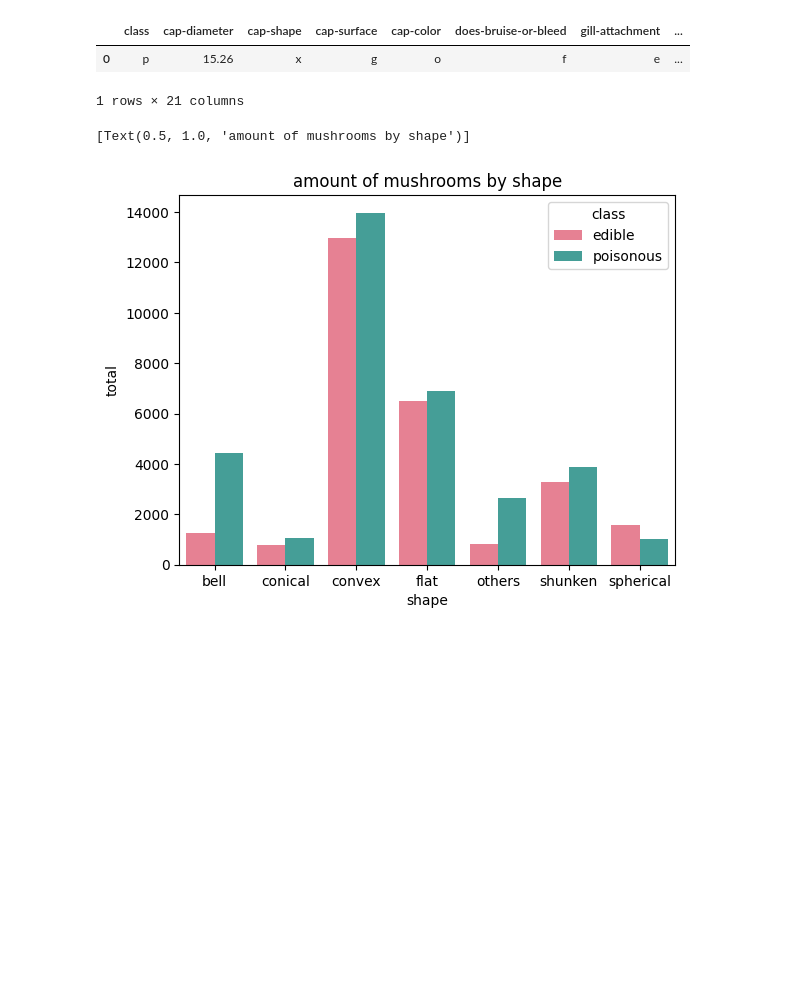
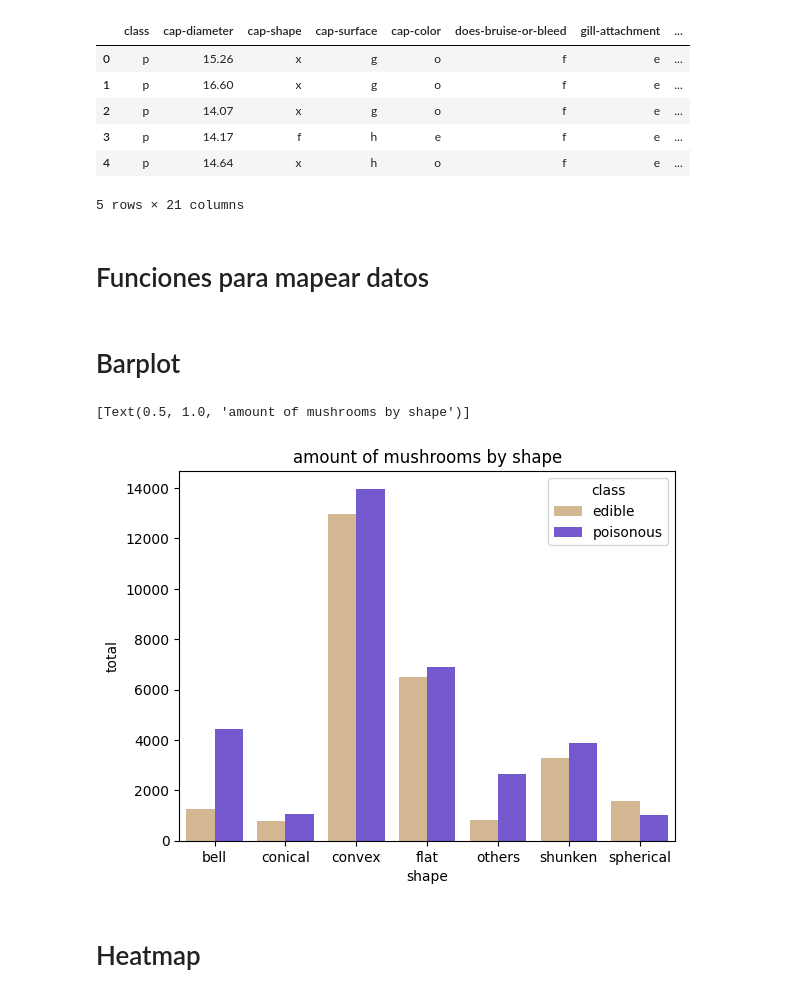
Before and after one commit to LucasVCorrea/Data-Science, a Jupyter notebook: mushrooms_analisis/analisis_exploratorio_plots.ipynb, the cells around one changed output. Saved outputs shown, nothing was run; the diff lists cells and outputs as text; code cells hidden in the pictures; blank space fills up the shorter version.

```diff
--- a/mushrooms_analisis/analisis_exploratorio_plots.ipynb
+++ b/mushrooms_analisis/analisis_exploratorio_plots.ipynb
@@ -12,8 +10,12 @@ Drive already mounted at /content/drive; to attempt to forcibly remount, call dr
 # %%
 data_frame = pd.read_csv("/content/drive/MyDrive/Organizacion De Datos/trabajo_practico_2/secondary_data.csv",sep=";")
 # %%
-data_frame.head(1)
+data_frame.head()
 # %% [output]
 |  | class | cap-diameter | cap-shape | cap-surface | cap-color | does-bruise-or-bleed | gill-attachment | ... |
 | 0 | p | 15.26 | x | g | o | f | e | ... |
+| 1 | p | 16.60 | x | g | o | f | e | ... |
+| 2 | p | 14.07 | x | g | o | f | e | ... |
+| 3 | p | 14.17 | f | h | e | f | e | ... |
+| 4 | p | 14.64 | x | h | o | f | e | ... |
-1 rows × 21 columns
+5 rows × 21 columns
@@ -20,3 +27,5 @@ data_frame.head(1)
+# %% [markdown]
+# Funciones para mapear datos
 # %%
 def mapear_shapes(caracter):
   traduccion = {
@@ -38,0 +89,18 @@ def mapear_class(caracter):
+# %%
+def mapear_color(caracter):
+  traduccion = {
+      'n':'brown',
+      'b':'buff',
+      'g':'gray',
+      'r':'green',
+      'p':'pink',
+      'u':'purple',
+      'e':'red',
+      'w':'white',
+      'y':'yellow',
+      'l':'blue',
+      'o':'orange',
+      'k':'black',
+      'f':'none',
+  }
+  return traduccion[caracter]
@@ -39,13 +121,37 @@ def mapear_class(caracter):
+# %%
+def mapear_habitat(caracter):
+  traduccion = {
+      'h':'heaths',
+      'u':'urban',
+      'g':'grasses',
+      'w':'waste',
+      'l':'leaves',
+      'p':'paths',
+      'f':'none',
+      '?':'unknown',
+      'd':'woods',
+      'm':'meadows',
+
+  }
+  return traduccion[caracter]
 # %%
 data_frame["cap-shape"] = data_frame["cap-shape"].map(mapear_shapes)
 data_frame["class"] = data_frame["class"].map(mapear_class)
+data_frame["season"] = data_frame["season"].map(mapear_season)
+data_frame["cap-color"] = data_frame["cap-color"].map(mapear_color)
+data_frame["gill-color"] = data_frame["gill-color"].map(mapear_color)
+data_frame["habitat"] = data_frame["habitat"].map(mapear_habitat)
+# %% [markdown]
+# Barplot
 # %%
 grouped_by_class = data_frame.groupby(["class", "cap-shape"]).agg({"cap-shape":["count"]})
 # %%
 grouped_by_class = grouped_by_class.reset_index()
 grouped_by_class.columns = ["class","shape", "total"]
 # %%
-sns.barplot(data = grouped_by_class, x = 'shape', y = 'total' , hue = 'class' , palette='husl').set(title='amount of mushrooms by shape')
+sns.barplot(data = grouped_by_class, x = 'shape', y = 'total' , hue = 'class', palette = {'edible':'BurlyWood', 'poisonous': '#6b45e3'} ).set(title='amount of mushrooms by shape')
 # %% [output]
 [Text(0.5, 1.0, 'amount of mushrooms by shape')]
-[figure, old version]
+[figure, new version]
+# %% [markdown]
+# Heatmap
```
Also changed, not shown: parts of 17 cells of this notebook.
